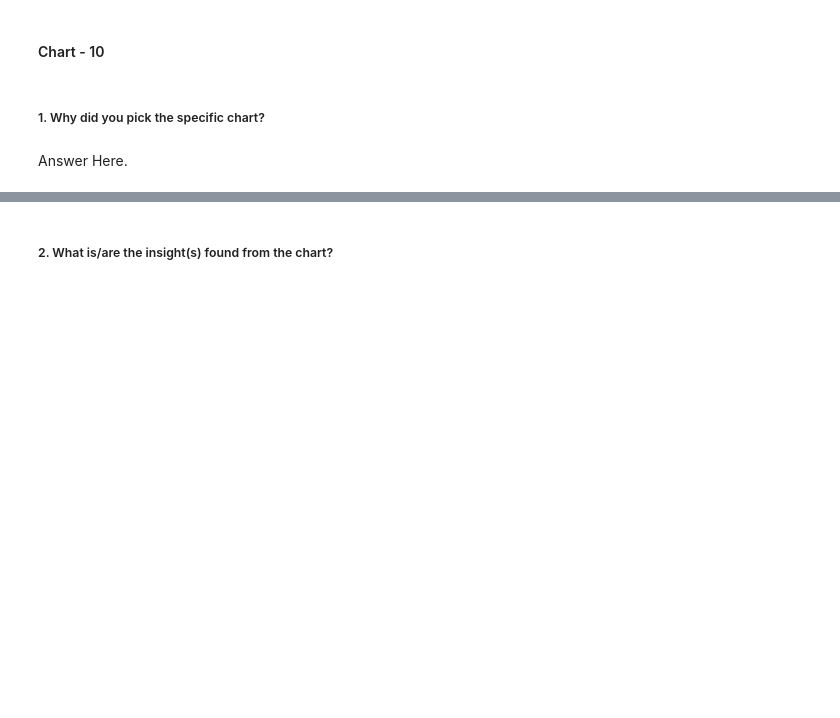
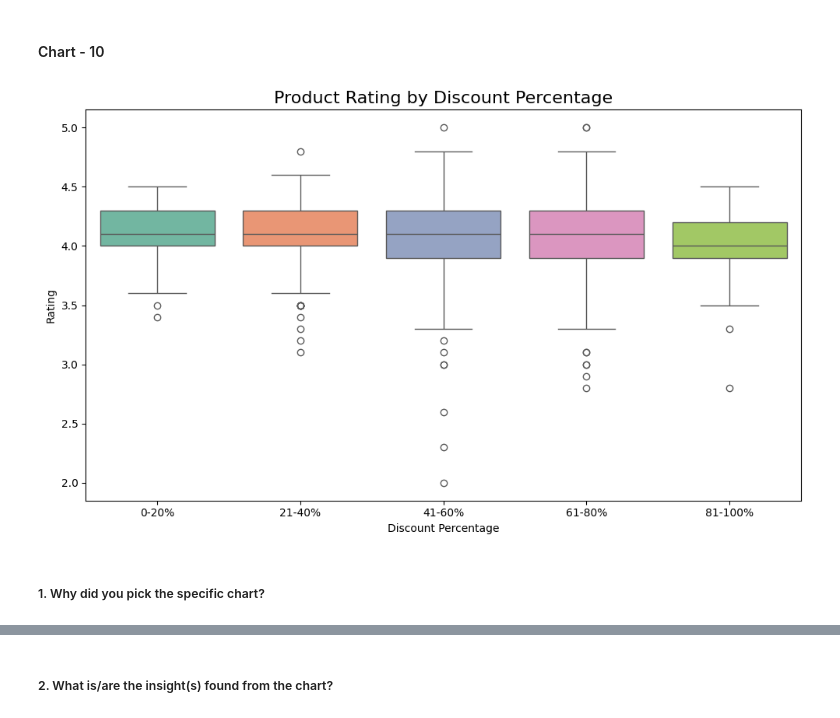
Before and after one commit to Sneha8126/ML---Unsupervised-Learning-Project, a Jupyter notebook: Sneha_copy_of_Sample_ML_Submission_Clustering_Template.ipynb, the cells around one changed output, grey strips where cells are left out. Cells and saved outputs as stored; diff of their text form; code cells hidden in the pictures; blank space fills up the shorter version.

Commit message:
Added Chart-10

```diff
--- a/Sneha_copy_of_Sample_ML_Submission_Clustering_Template.ipynb
+++ b/Sneha_copy_of_Sample_ML_Submission_Clustering_Template.ipynb
@@ -861,4 +859,29 @@ Understanding customer review patterns helps sellers improve product visibility
+# %%
+# Chart - 10 visualization code
+
+# Create discount percentage groups
+df['discount_group'] = pd.cut(
+    df['discount_percentage'],
+    bins=[0,20,40,60,80,100],
+    labels=['0-20%','21-40%','41-60%','61-80%','81-100%']
+)
+
+plt.figure(figsize=(10,6))
+
+sns.boxplot(
+    data=df,
+    x='discount_group',
+    y='rating',
+    palette='Set2'
+)
+
+plt.title('Product Rating by Discount Percentage', fontsize=16)
+plt.xlabel('Discount Percentage')
+plt.ylabel('Rating')
+
+plt.tight_layout()
+plt.show()
+# %% [output]
+[figure, added]
 # %% [markdown]
 ##### 1. Why did you pick the specific chart?
-# %% [markdown]
-Answer Here.
```
Also changed, not shown: parts of 6 cells of this notebook.
